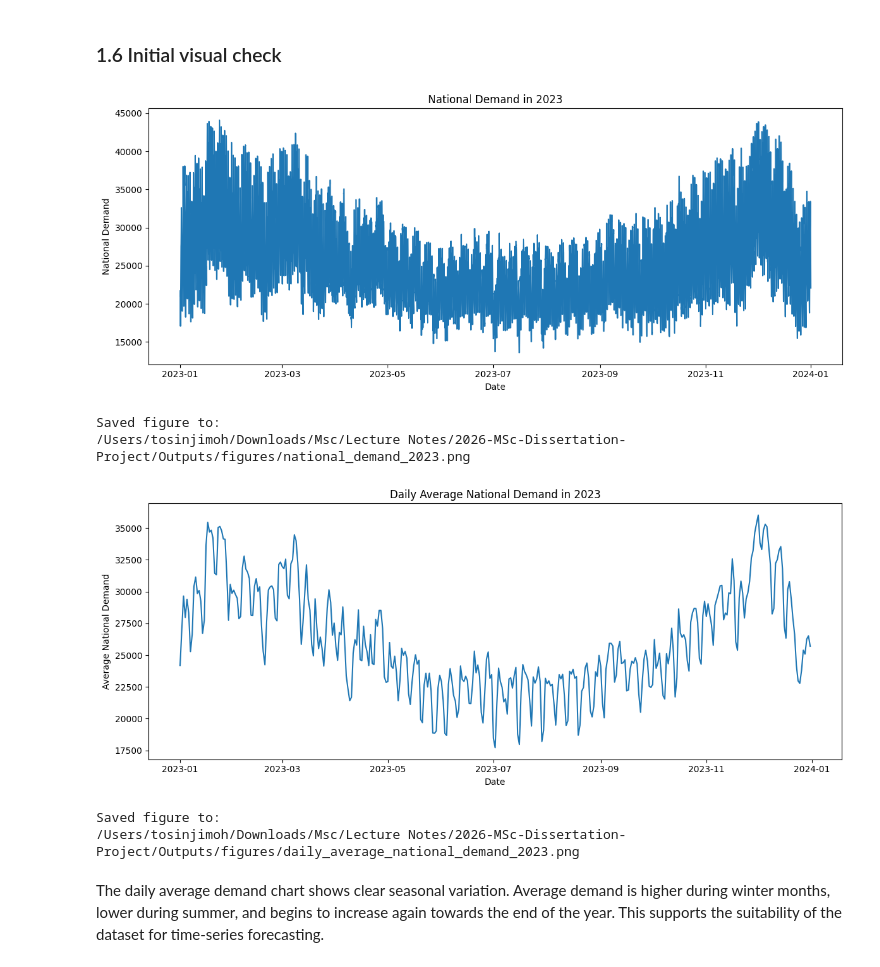
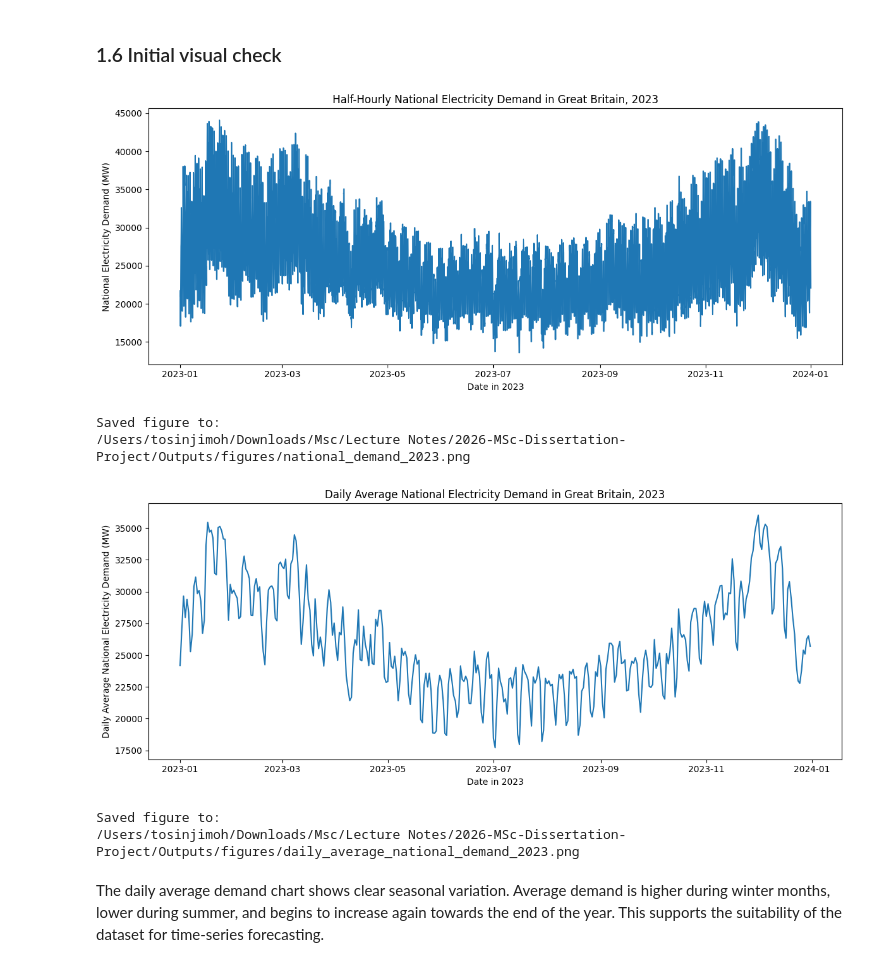
Before and after one commit to Oluwatosin-jimoh/2026-MSc-Dissertation-Project, a Jupyter notebook: Notebooks/01_data_source_review.ipynb, the cells around one changed output. Saved outputs shown, nothing was run; the diff lists cells and outputs as text; code cells hidden in the pictures.

```diff
--- a/Notebooks/01_data_source_review.ipynb
+++ b/Notebooks/01_data_source_review.ipynb
@@ -334,36 +334,36 @@ Saved daily dataset to:
 # %% [markdown]
 ### 1.6 Initial visual check
 # %%
-# Plot half-hourly national demand
+# Plot half-hourly national electricity demand for Great Britain in 2023
 
 figures_folder = Path.cwd().parent / "Outputs" / "figures"
 figures_folder.mkdir(parents=True, exist_ok=True)
 
 plt.figure(figsize=(12, 5))
 plt.plot(energy["datetime"], energy["national_demand"])
-plt.title("National Demand in 2023")
-plt.xlabel("Date")
-plt.ylabel("National Demand")
+plt.title("Half-Hourly National Electricity Demand in Great Britain, 2023")
+plt.xlabel("Date in 2023")
+plt.ylabel("National Electricity Demand (MW)")
 plt.tight_layout()
 
 figure_file = figures_folder / "national_demand_2023.png"
 plt.savefig(figure_file, dpi=300)
 plt.show()
 
 print("Saved figure to:")
 print(figure_file)
 # %% [output]
-[figure, old version]
+[figure, new version]
 Saved figure to:
 /Users/tosinjimoh/Downloads/Msc/Lecture Notes/2026-MSc-Dissertation-Project/Outputs/figures/national_demand_2023.png
 # %%
-# Plot daily average national demand
+# Plot daily average national electricity demand for Great Britain in 2023
 
 plt.figure(figsize=(12, 5))
 plt.plot(daily_energy["date"], daily_energy["national_demand"])
-plt.title("Daily Average National Demand in 2023")
-plt.xlabel("Date")
-plt.ylabel("Average National Demand")
+plt.title("Daily Average National Electricity Demand in Great Britain, 2023")
+plt.xlabel("Date in 2023")
+plt.ylabel("Daily Average National Electricity Demand (MW)")
 plt.tight_layout()
 
 figure_file = figures_folder / "daily_average_national_demand_2023.png"
@@ -373,7 +373,7 @@ plt.show()
 print("Saved figure to:")
 print(figure_file)
 # %% [output]
-[figure, old version]
+[figure, new version]
 Saved figure to:
 /Users/tosinjimoh/Downloads/Msc/Lecture Notes/2026-MSc-Dissertation-Project/Outputs/figures/daily_average_national_demand_2023.png
 # %% [markdown]
```
Also changed, not shown: parts of 9 cells of this notebook.
